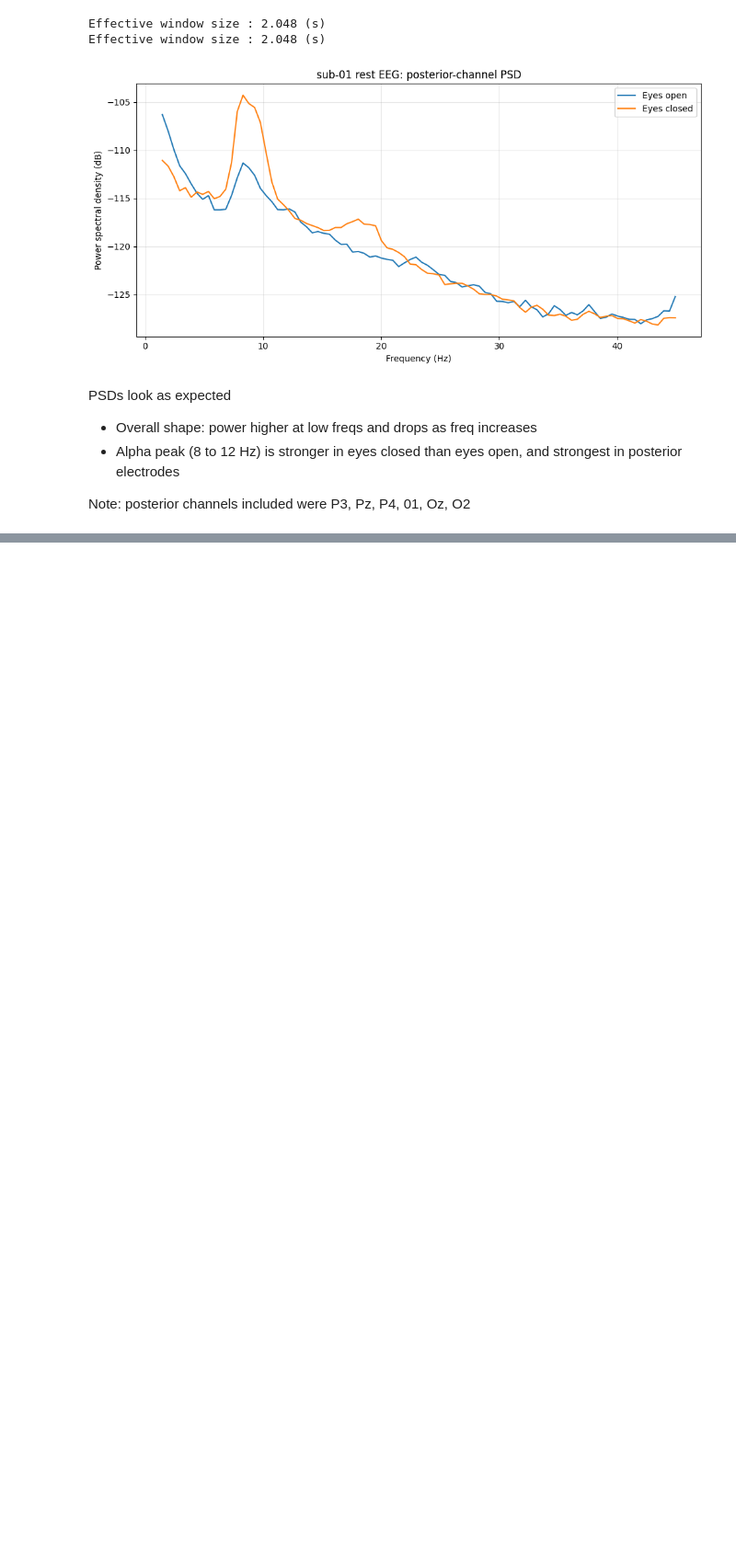
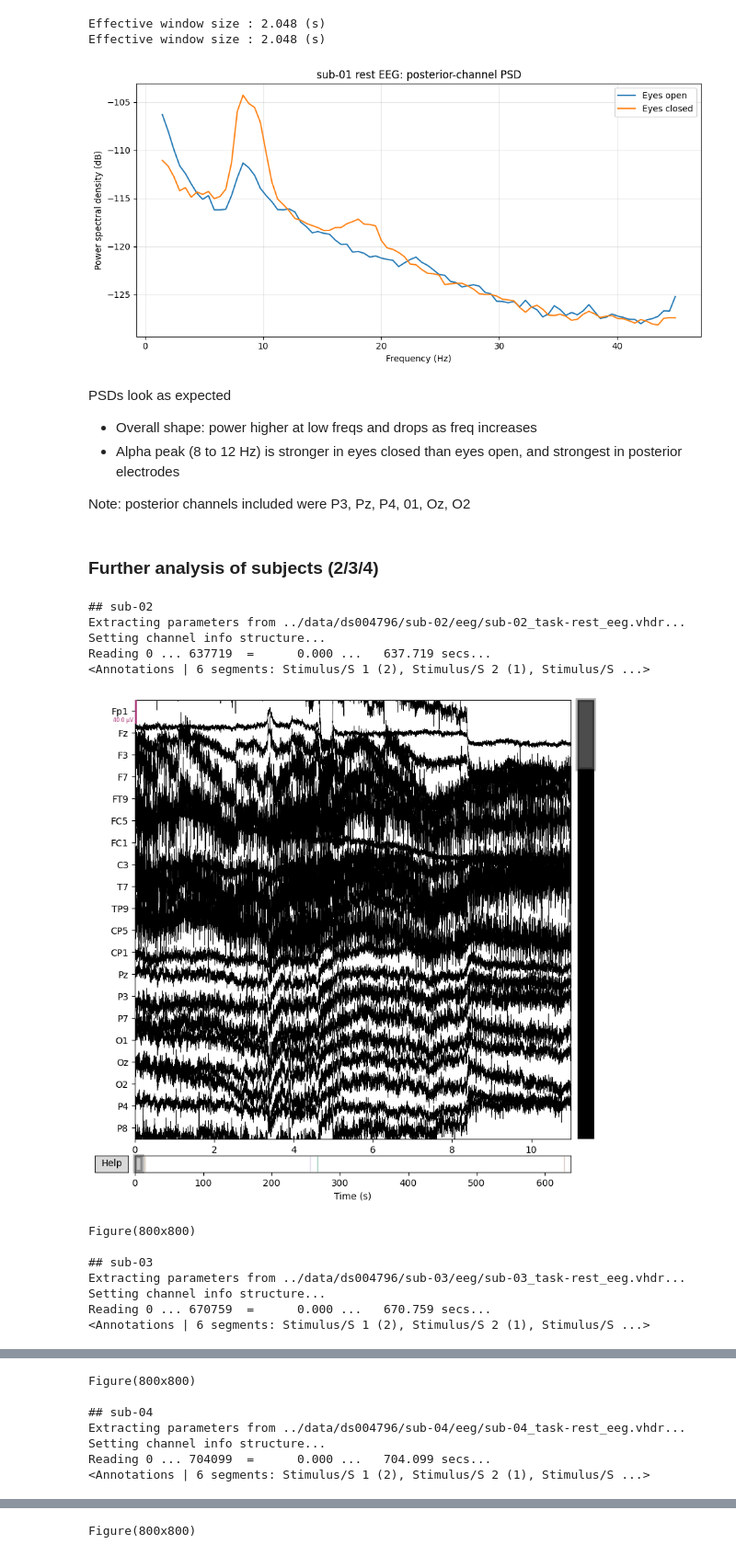
Before and after one commit to nmarryatt/neurogenetics-ml, a Jupyter notebook: notebooks/Data Exploration.ipynb, the cells around one changed output, grey strips where cells are left out. Shown at 92% size. Saved outputs shown, nothing was run; the diff lists cells and outputs as text; code cells hidden in the pictures; blank space fills up the shorter version.

Commit message:
initial exploration of eeg subjects 2-4

```diff
--- a/notebooks/Data Exploration.ipynb
+++ b/notebooks/Data Exploration.ipynb
@@ -323,3 +323,35 @@ PSDs look as expected
 - Alpha peak (8 to 12 Hz) is stronger in eyes closed than eyes open, and strongest in posterior electrodes
 
 Note: posterior channels included were P3, Pz, P4, 01, Oz, O2
+# %% [markdown]
+### Further analysis of subjects (2/3/4)
+# %%
+subjects = ["sub-02", "sub-03", "sub-04"]
+
+raw_subjects = {}
+
+for sub in subjects:
+    print(f"\n## {sub}")
+
+    raw = load_rest_eeg(f"../data/ds004796/{sub}/eeg/{sub}_task-rest_eeg.vhdr", preload=True)
+    raw_subjects[sub] = raw
+
+    print(raw.annotations)
+
+    fig = raw.plot(n_channels=20, duration=11)
+    print(fig)
+    fig.savefig(f"../figures/exploratory/{sub}_rest_raw_eeg.png", dpi=300, bbox_inches="tight")
+# %% [output]
+## sub-02
+Extracting parameters from ../data/ds004796/sub-02/eeg/sub-02_task-rest_eeg.vhdr...
+Setting channel info structure...
+Reading 0 ... 637719  =      0.000 ...   637.719 secs...
+<Annotations | 6 segments: Stimulus/S 1 (2), Stimulus/S 2 (1), Stimulus/S ...>
+[figure, added]
+Figure(800x800)
+
+## sub-03
+Extracting parameters from ../data/ds004796/sub-03/eeg/sub-03_task-rest_eeg.vhdr...
+Setting channel info structure...
+Reading 0 ... 670759  =      0.000 ...   670.759 secs...
+<Annotations | 6 segments: Stimulus/S 1 (2), Stimulus/S 2 (1), Stimulus/S ...>
@@ -325,0 +359,7 @@ Note: posterior channels included were P3, Pz, P4, 01, Oz, O2
+Figure(800x800)
+
+## sub-04
+Extracting parameters from ../data/ds004796/sub-04/eeg/sub-04_task-rest_eeg.vhdr...
+Setting channel info structure...
+Reading 0 ... 704099  =      0.000 ...   704.099 secs...
+<Annotations | 6 segments: Stimulus/S 1 (2), Stimulus/S 2 (1), Stimulus/S ...>
@@ -325,0 +367 @@ Note: posterior channels included were P3, Pz, P4, 01, Oz, O2
+Figure(800x800)
```
Also changed, not shown: parts of 6 cells of this notebook.
